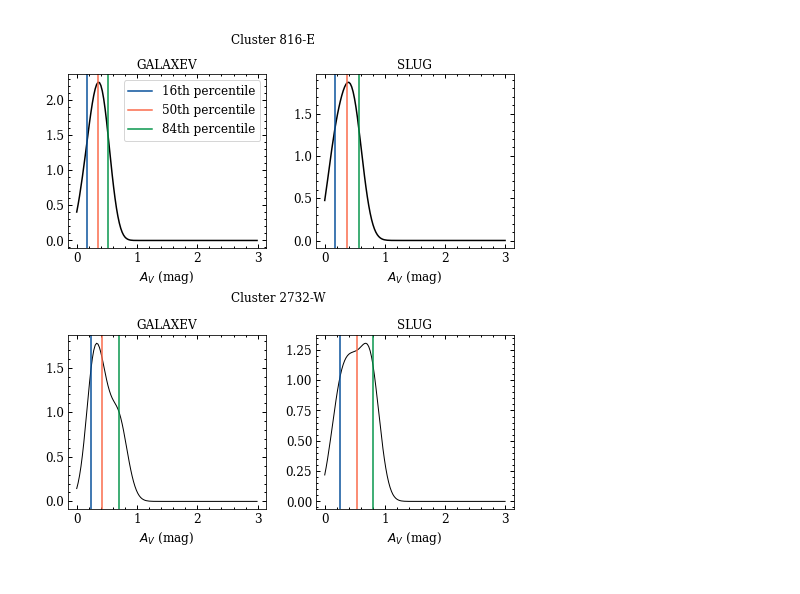
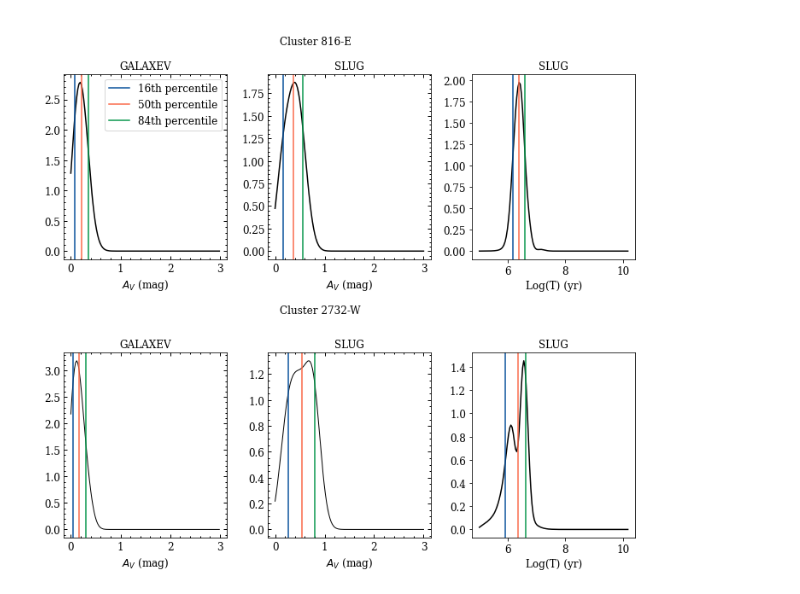
Before and after one commit to aida-wofford/Rogelio, a Jupyter notebook: fig10_final.ipynb, the cells around one changed output. Cells and saved outputs as stored; diff of their text form; code cells hidden in the pictures.

```diff
--- a/fig10_final.ipynb
+++ b/fig10_final.ipynb
@@ -11,8 +11,8 @@ from matplotlib import rcParams
 #############################
 #### LOAD DATA   ############
 #############################
-PDF = pd.read_csv("https://raw.githubusercontent.com/aida-wofford/Rogelio/main/PDF.csv")
-percentiles = pd.read_csv("https://raw.githubusercontent.com/aida-wofford/Rogelio/main/AV_percentiles.csv")
+PDF = pd.read_csv("https://raw.githubusercontent.com/Rogerod23/Rogelio/main/PDF.csv")
+percentiles = pd.read_csv("https://raw.githubusercontent.com/Rogerod23/Rogelio/main/percentiles_all.csv")
 
 del PDF["Unnamed: 0"]
 del percentiles["Unnamed: 0"]
@@ -58,8 +58,8 @@ lw_ = 1.5
 linestyle_ = "-"
 
 #Figure size and subplots
-fig, axes = plt.subplots(2,2,figsize=(8,8))
-((ax1,ax2),(ax2,ax3)) = axes
+fig, axes = plt.subplots(2,3,figsize=(12,10))
+((ax1,ax2, ax3),(ax4,ax5, ax6)) = axes
 plt.subplots_adjust(hspace=0.5)
 plt.subplots_adjust(wspace=0.25)
 code=['GALAXEV','SLUG']
@@ -83,43 +83,70 @@ for icluster in range(2):
         axes[icluster][icode].set_xlabel('$A_V$ (mag)')
         axes[icluster][icode].set_title(code[icode],fontsize=12)
 
+
+axes[0][2].set_title(code[1],fontsize=12)
+axes[1][2].set_title(code[1],fontsize=12)
+
+axes[0][2].set_xlabel('Log(T) (yr)')
+axes[1][2].set_xlabel('Log(T) (yr)')
+
+#Extinction plots
 axes[0][0].plot(PDF.loc[:, PDF_columns[0]], PDF.loc[:, PDF_columns[5]], color = black, marker = mark,
          markevery= 10, linestyle = linestyle_, lw=lw_)
 
-axes[0][1].plot(PDF.loc[:, PDF_columns[2]], PDF.loc[:, PDF_columns[7]], color = black, marker = mark,
+axes[0][1].plot(PDF.loc[:, PDF_columns[148]], PDF.loc[:, PDF_columns[149]], color = black, marker = mark,
          markevery= 10, linestyle = linestyle_, lw=lw_)
 
 axes[0][0].axvline(percentiles.loc[0, percentiles_columns[6]],
                    color =mycolor[0], linestyle = '-', linewidth = lw_,label='16th percentile')
 axes[0][0].axvline(percentiles.loc[0, percentiles_columns[7]], color =mycolor[1],
                    linestyle =  '-', linewidth = lw_,label='50th percentile')
 axes[0][0].axvline(percentiles.loc[0, percentiles_columns[8]], color =mycolor[2],
                    linestyle =  '-', linewidth = lw_,label='84th percentile')
 axes[0][0].legend()
 
-axes[0][1].axvline(percentiles.loc[0, percentiles_columns[9]], color =mycolor[0], linestyle = '-', linewidth = lw_)
-axes[0][1].axvline(percentiles.loc[0, percentiles_columns[10]], color =mycolor[1], linestyle = '-', linewidth = lw_)
-axes[0][1].axvline(percentiles.loc[0, percentiles_columns[11]], color =mycolor[2], linestyle =  '-', linewidth = lw_)
+axes[0][1].axvline(percentiles.loc[0, percentiles_columns[222]], color =mycolor[0], linestyle = '-', linewidth = lw_)
+axes[0][1].axvline(percentiles.loc[0, percentiles_columns[223]], color =mycolor[1], linestyle = '-', linewidth = lw_)
+axes[0][1].axvline(percentiles.loc[0, percentiles_columns[224]], color =mycolor[2], linestyle =  '-', linewidth = lw_)
 
 axes[1][0].plot(PDF.loc[:, PDF_columns[0]], PDF.loc[:, PDF_columns[1]], color = black,
                 marker = mark, markevery= 10, linestyle = linestyle_
                  , lw=1)
-axes[1][1].plot(PDF.loc[:, PDF_columns[2]], PDF.loc[:, PDF_columns[3]], color = black,
+axes[1][1].plot(PDF.loc[:, PDF_columns[68]], PDF.loc[:, PDF_columns[69]], color = black,
          marker = mark, markevery= 10, linestyle = linestyle_
                  , lw=1)
 
 axes[1][0].axvline(percentiles.loc[0, percentiles_columns[0]], color =mycolor[0], linestyle = '-', linewidth = lw_)
 axes[1][0].axvline(percentiles.loc[0, percentiles_columns[1]], color =mycolor[1], linestyle =  '-', linewidth = lw_)
 axes[1][0].axvline(percentiles.loc[0, percentiles_columns[2]], color =mycolor[2], linestyle =  '-', linewidth = lw_)
 
 
-axes[1][1].axvline(percentiles.loc[0, percentiles_columns[3]], color =mycolor[0], linestyle = '-', linewidth = lw_)
-axes[1][1].axvline(percentiles.loc[0, percentiles_columns[4]], color = mycolor[1], linestyle = '-', linewidth = lw_)
-axes[1][1].axvline(percentiles.loc[0, percentiles_columns[5]], color = mycolor[2], linestyle =  '-', linewidth = lw_)
+axes[1][1].axvline(percentiles.loc[0, percentiles_columns[102]], color =mycolor[0], linestyle = '-', linewidth = lw_)
+axes[1][1].axvline(percentiles.loc[0, percentiles_columns[103]], color = mycolor[1], linestyle = '-', linewidth = lw_)
+axes[1][1].axvline(percentiles.loc[0, percentiles_columns[104]], color = mycolor[2], linestyle =  '-', linewidth = lw_)
+
+
+
+### Age plots
+axes[0][2].plot(PDF.loc[:, PDF_columns[150]], PDF.loc[:, PDF_columns[151]], color = black, marker = mark,
+         markevery= 10, linestyle = linestyle_, lw=lw_)
+
+axes[0][2].axvline(percentiles.loc[0, percentiles_columns[225]], color =mycolor[0], linestyle = '-', linewidth = lw_)
+axes[0][2].axvline(percentiles.loc[0, percentiles_columns[226]], color = mycolor[1], linestyle = '-', linewidth = lw_)
+axes[0][2].axvline(percentiles.loc[0, percentiles_columns[227]], color = mycolor[2], linestyle =  '-', linewidth = lw_)
+
+
+
+
+axes[1][2].plot(PDF.loc[:, PDF_columns[70]], PDF.loc[:, PDF_columns[71]], color = black, marker = mark,
+         markevery= 10, linestyle = linestyle_, lw=lw_)
+
+axes[1][2].axvline(percentiles.loc[0, percentiles_columns[105]], color =mycolor[0], linestyle = '-', linewidth = lw_)
+axes[1][2].axvline(percentiles.loc[0, percentiles_columns[106]], color = mycolor[1], linestyle = '-', linewidth = lw_)
+axes[1][2].axvline(percentiles.loc[0, percentiles_columns[107]], color = mycolor[2], linestyle =  '-', linewidth = lw_)
+
 
 plt.savefig("fig10_av_pdf.png", bbox_inches = 'tight',dpi=100)
 plt.show()
-
-#PABLO
 # %% [output]
-[figure, old version]
+[figure, new version]
```
Also changed, not shown: parts of 4 cells of this notebook.
